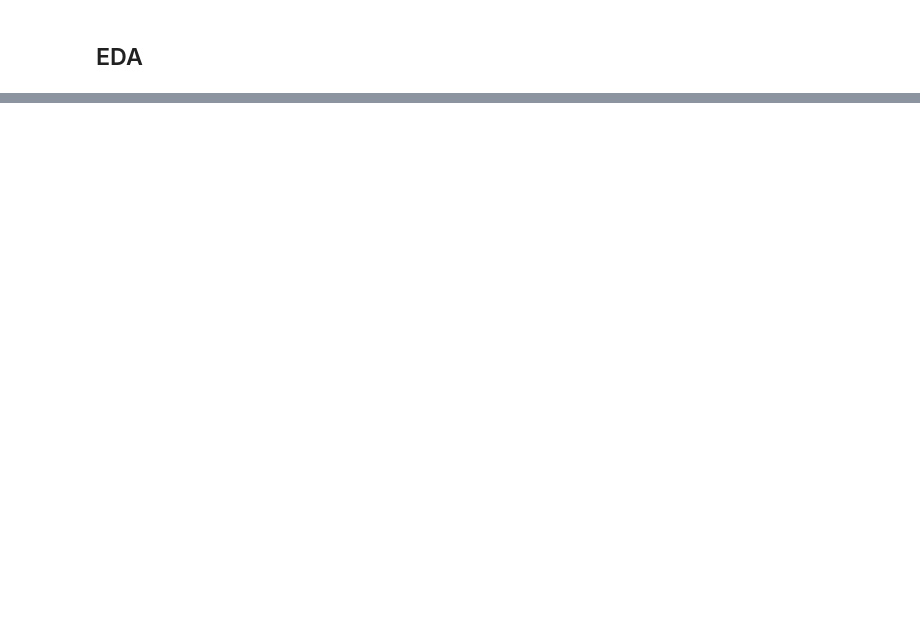
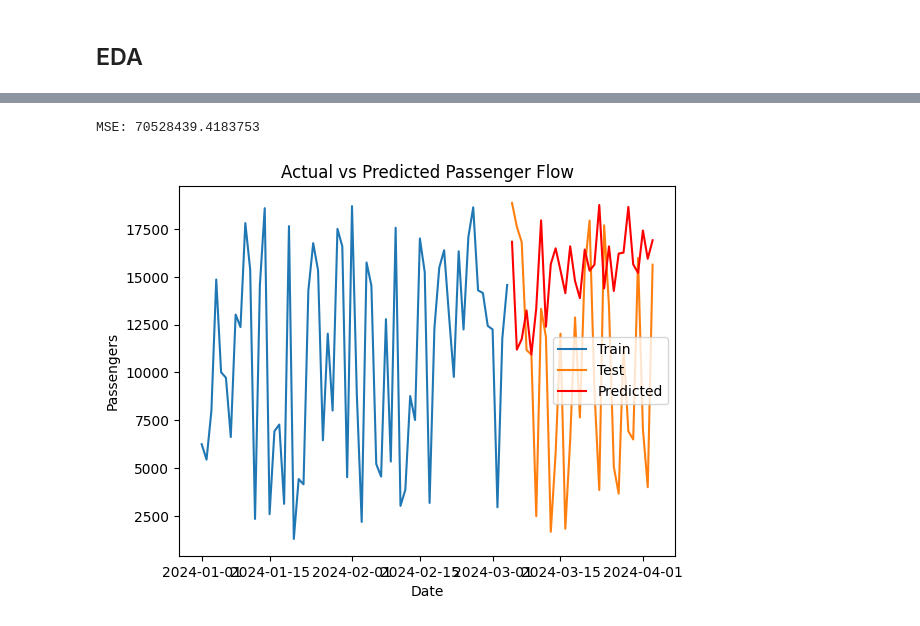
Before and after one commit to b3GOR/METRO_bot, a Jupyter notebook: noteboo.ipynb, the cells around one changed output, grey strips where cells are left out. Cells and saved outputs as stored; diff of their text form; code cells hidden in the pictures; blank space fills up the shorter version.

```diff
--- a/noteboo.ipynb
+++ b/noteboo.ipynb
@@ -5,7 +5,7 @@ import matplotlib.pyplot as plt
 import seaborn as sns
 import datetime
 # %%
-df = pd.read_excel('Датасет.xlsx',index_col='Date')
+df = pd.read_excel('Датасет.xlsx', index_col='Date',parse_dates=True)
 # %%
 def find_count(days,station):
     tod = datetime.datetime.now()
@@ -22,3 +22,6 @@ find_count(19,'Красносельская')
 df.fillna(df.mean(),inplace=True)
 # %%
 df = df.sort_index()
+# %%
+df['weekday'] = (df.index.dayofweek < 5).astype(int)
+df['weekend'] = (df.index.dayofweek >= 5).astype(int)
@@ -26,0 +222,41 @@ df = df.sort_index()
+# %%
+for x in df.columns.to_list():
+
+
+# Предположим, ваш DataFrame называется 'data', а столбец с пассажиропотоком - 'passengers'
+    train, test = data[x].iloc[:-30], data[x].iloc[-30:]
+
+model = SARIMAX(train, order=(1, 1, 1), seasonal_order=(1, 1, 1, 12))
+model_fit = model.fit()
+
+forecast = model_fit.forecast(30)  # Прогноз на 30 дней вперед
+
+# Получаем фактические и предсказанные значения
+pred = model_fit.get_prediction(start=test.index[0], end=test.index[-1], dynamic=False)
+
+# Вычисляем MSE на тестовой выборке
+mse = ((test - pred.predicted_mean) ** 2).mean()
+print(f"MSE: {mse}")
+# %% [output]
+MSE: 70528439.4183753
+# %%
+import matplotlib.pyplot as plt
+
+# Построение графика фактических значений
+plt.plot(train.index, train, label='Train')
+plt.plot(test.index, test, label='Test')
+
+# Построение графика предсказанных значений и доверительных интервалов
+plt.plot(pred.predicted_mean.index, pred.predicted_mean, color='red', label='Predicted')
+# Добавление подписей к осям и заголовка
+plt.xlabel('Date')
+plt.ylabel('Passengers')
+plt.title('Actual vs Predicted Passenger Flow')
+
+# Добавление легенды
+plt.legend()
+
+# Отображение графика
+plt.show()
+# %% [output]
+[figure, added]
```
Also changed, not shown: parts of 19 cells of this notebook.
